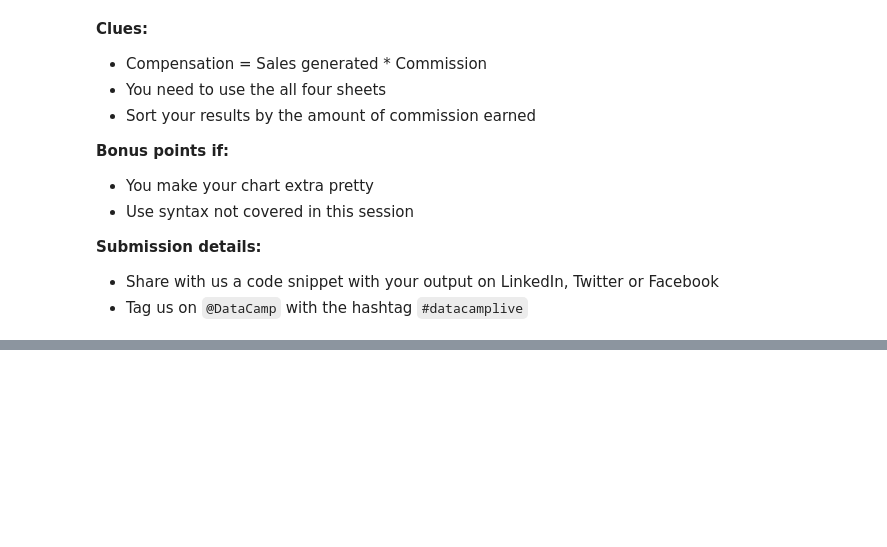
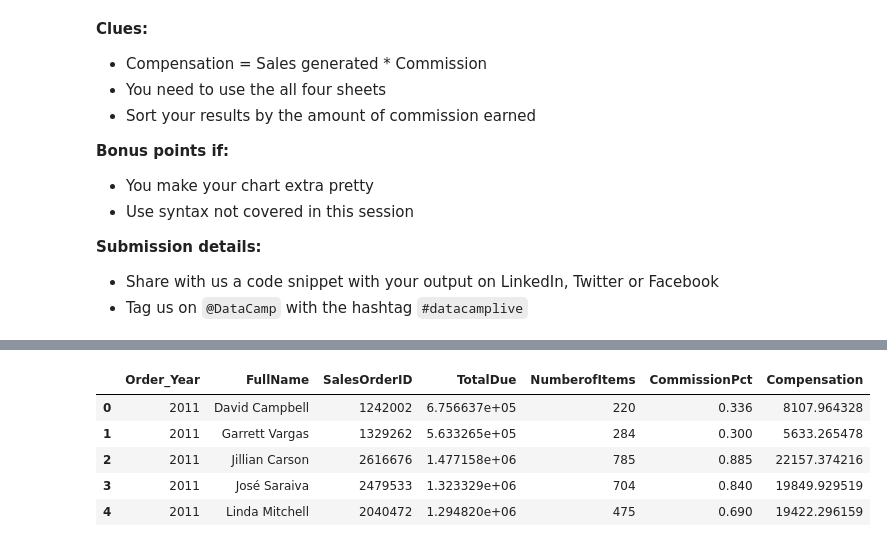
Before and after one commit to kolom-ensky/datacamp_webinars, a Jupyter notebook: python_for_excel_users.ipynb, the cells around one changed output, grey strips where cells are left out. Drawn from its saved outputs; the diff is of its cells as text; code cells hidden in the pictures; blank space fills up the shorter version.

```diff
--- a/python_for_excel_users.ipynb
+++ b/python_for_excel_users.ipynb
@@ -582,3 +582,6 @@ plt.show()
 **Submission details:**
 - Share with us a code snippet with your output on LinkedIn, Twitter or Facebook
 - Tag us on `@DataCamp` with the hashtag `#datacamplive`
+# %%
+employees['FullName'] = employees['FirstName'] + ' ' + employees['LastName']
+employees.head()
@@ -584,0 +595,3 @@ plt.show()
+# %%
+sales_customers_date_employees = sales_customers_date.merge(employees, on='FullName', how='left')
+sales_customers_date_employees.head()
@@ -584,0 +615,10 @@ plt.show()
+# %%
+compensation_employees = sales_customers_date_employees.groupby(['Order_Year', 'FullName']).sum().reset_index()
+compensation_employees.head()
+# %% [output]
+|  | Order_Year | FullName | SalesOrderID | TotalDue | NumberofItems | CommissionPct | Compensation |
+| 0 | 2011 | David Campbell | 1242002 | 6.756637e+05 | 220 | 0.336 | 8107.964328 |
+| 1 | 2011 | Garrett Vargas | 1329262 | 5.633265e+05 | 284 | 0.300 | 5633.265478 |
+| 2 | 2011 | Jillian Carson | 2616676 | 1.477158e+06 | 785 | 0.885 | 22157.374216 |
+| 3 | 2011 | José Saraiva | 2479533 | 1.323329e+06 | 704 | 0.840 | 19849.929519 |
+| 4 | 2011 | Linda Mitchell | 2040472 | 1.294820e+06 | 475 | 0.690 | 19422.296159 |
```
Also changed, not shown: parts of 11 cells of this notebook.
